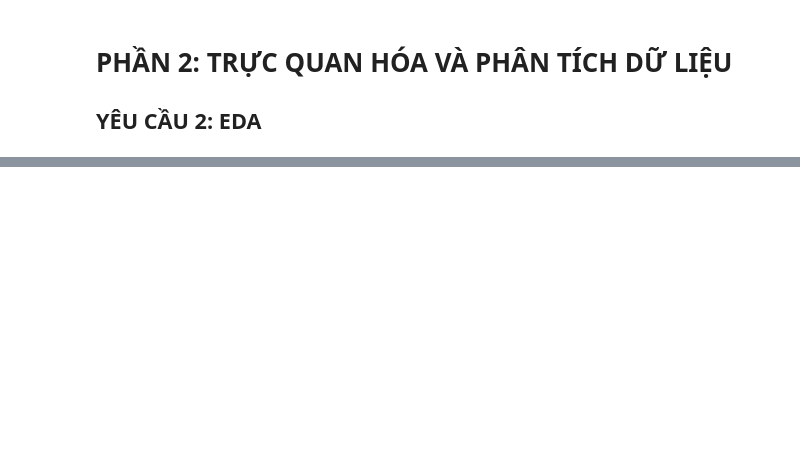
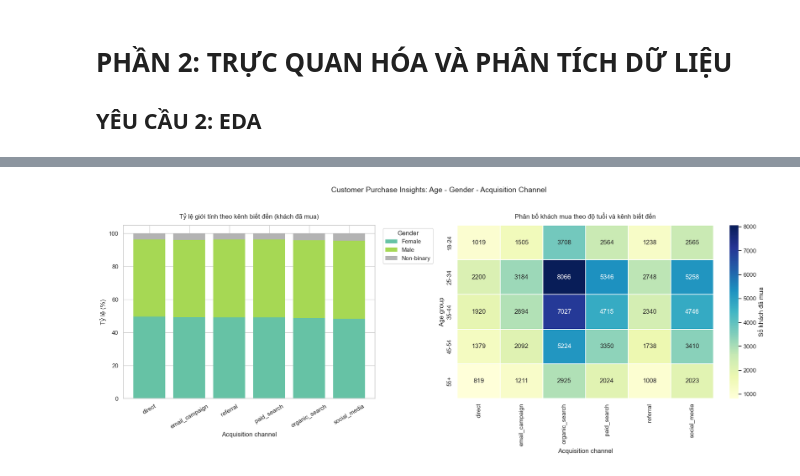
Before and after one commit to NguyenTanPhucThinh/Data-compet, a Jupyter notebook: Câu 2/EDA.ipynb, the cells around one changed output, grey strips where cells are left out. Saved outputs shown, nothing was run; the diff lists cells and outputs as text; code cells hidden in the pictures; blank space fills up the shorter version.

```diff
--- a/Câu 2/EDA.ipynb
+++ b/Câu 2/EDA.ipynb
@@ -117,0 +303,80 @@ if __name__ == "__main__":
+# %%
+import pandas as pd
+import seaborn as sns
+import matplotlib.pyplot as plt
+
+# 1) Chỉ lấy khách đã mua hàng
+buyer_ids = set(orders['customer_id'].dropna().unique())
+buyers = customers[customers['customer_id'].isin(buyer_ids)].copy()
+
+# Chuẩn hóa nhẹ để tránh lỗi thiếu dữ liệu
+buyers['gender'] = buyers['gender'].fillna('Unknown')
+buyers['age_group'] = buyers['age_group'].fillna('Unknown')
+buyers['acquisition_channel'] = buyers['acquisition_channel'].fillna('Unknown')
+
+# Sắp thứ tự nhóm tuổi để dễ đọc biểu đồ
+age_order = ['<18', '18-24', '25-34', '35-44', '45-54', '55-64', '65+', 'Unknown']
+existing_age_order = [a for a in age_order if a in buyers['age_group'].unique()]
+remaining_ages = [a for a in buyers['age_group'].unique() if a not in existing_age_order]
+final_age_order = existing_age_order + sorted(remaining_ages)
+
+# 2) Bảng tỷ lệ giới tính trong từng acquisition channel (100% stacked)
+channel_gender = pd.crosstab(buyers['acquisition_channel'], buyers['gender'])
+channel_gender_pct = channel_gender.div(channel_gender.sum(axis=1), axis=0) * 100
+channel_gender_pct = channel_gender_pct.sort_values(by=list(channel_gender_pct.columns), ascending=False)
+
+# 3) Heatmap số lượng khách theo age_group x acquisition_channel
+age_channel = pd.crosstab(buyers['age_group'], buyers['acquisition_channel'])
+age_channel = age_channel.reindex(final_age_order).fillna(0)
+
+# 4) Vẽ biểu đồ
+sns.set_theme(style='whitegrid')
+fig, axes = plt.subplots(1, 2, figsize=(18, 7), gridspec_kw={'width_ratios': [1.1, 1.4]})
+
+# Left: stacked bar chart
+channel_gender_pct.plot(
+    kind='bar',
+    stacked=True,
+    ax=axes[0],
+    colormap='Set2',
+    width=0.8,
+    edgecolor='none'
+)
+axes[0].set_title('Tỷ lệ giới tính theo kênh biết đến (khách đã mua)', fontsize=12, pad=12)
+axes[0].set_xlabel('Acquisition channel')
+axes[0].set_ylabel('Tỷ lệ (%)')
+axes[0].tick_params(axis='x', rotation=30)
+axes[0].legend(title='Gender', bbox_to_anchor=(1.02, 1), loc='upper left')
+
+# Right: heatmap
+sns.heatmap(
+    age_channel,
+    cmap='YlGnBu',
+    linewidths=0.3,
+    linecolor='white',
+    annot=True,
+    fmt='.0f',
+    cbar_kws={'label': 'Số khách đã mua'},
+    ax=axes[1]
+)
+axes[1].set_title('Phân bố khách mua theo độ tuổi và kênh biết đến', fontsize=12, pad=12)
+axes[1].set_xlabel('Acquisition channel')
+axes[1].set_ylabel('Age group')
+
+plt.suptitle('Customer Purchase Insights: Age - Gender - Acquisition Channel', fontsize=14, y=1.02)
+plt.tight_layout()
+plt.show()
+
+# 5) In nhanh vài insight định lượng
+top_channel = buyers['acquisition_channel'].value_counts(normalize=True).head(1)
+print('Kênh mang khách mua lớn nhất:', top_channel.index[0], f"({top_channel.iloc[0]:.2%})")
+
+top_age = buyers['age_group'].value_counts(normalize=True).head(3)
+print('\nTop 3 nhóm tuổi khách mua:')
+print((top_age * 100).round(2).astype(str) + '%')
+
+gender_share = buyers['gender'].value_counts(normalize=True)
+print('\nTỷ lệ giới tính tổng thể (khách đã mua):')
+print((gender_share * 100).round(2).astype(str) + '%')
+# %% [output]
+[figure, added]
```
Also changed, not shown: parts of 38 cells of this notebook, 1 other file.
